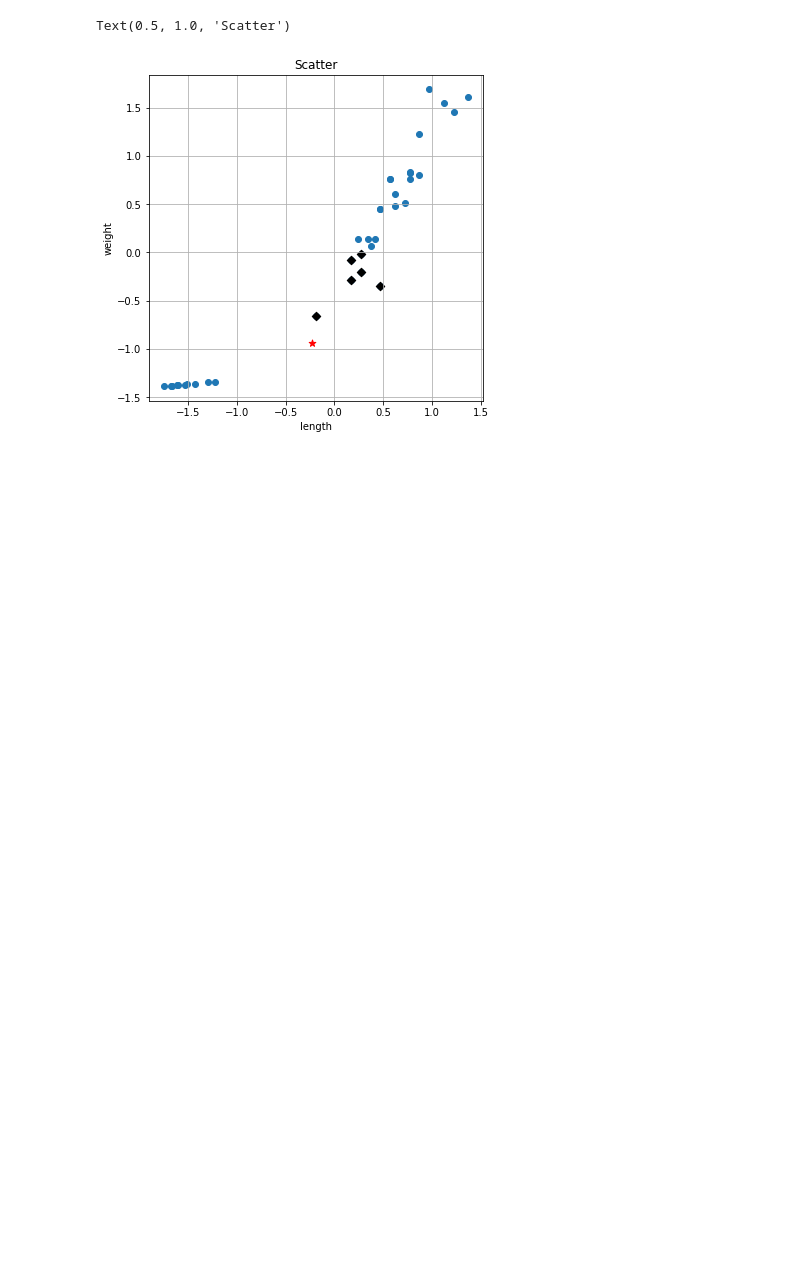
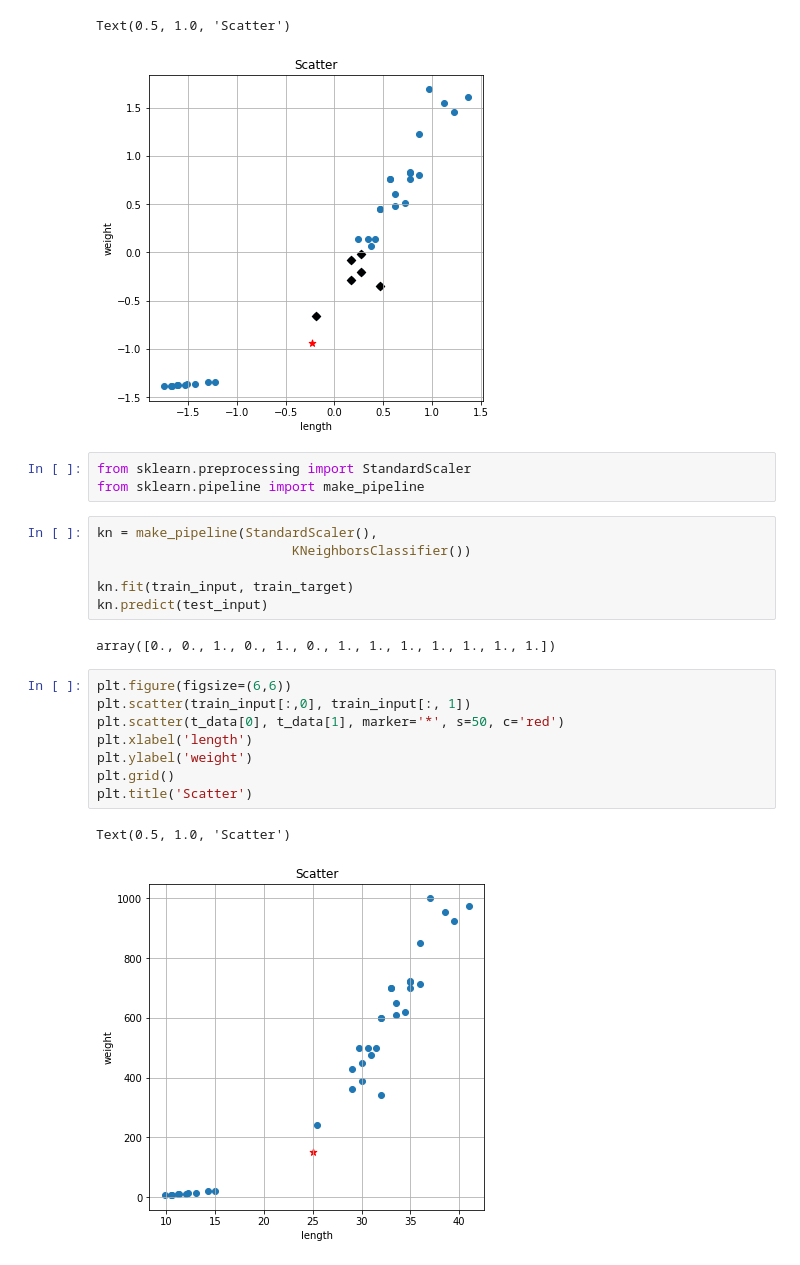
Before and after one commit to fasthill/ML-DL-study-alone, a Jupyter notebook: 2_1_훈련_데이터와_테스트_데이터.ipynb, the cells around one changed output. Cells and saved outputs as stored; diff of their text form; blank space fills up the shorter version.

Commit message:
StandardScaler추가, plt 실행

```diff
--- a/2_1_훈련_데이터와_테스트_데이터.ipynb
+++ b/2_1_훈련_데이터와_테스트_데이터.ipynb
@@ -288,3 +282,25 @@ plt.title('Scatter')
 # %% [output]
 Text(0.5, 1.0, 'Scatter')
 [figure]
+# %%
+from sklearn.preprocessing import StandardScaler
+from sklearn.pipeline import make_pipeline
+# %%
+kn = make_pipeline(StandardScaler(),
+                         KNeighborsClassifier())
+
+kn.fit(train_input, train_target)
+kn.predict(test_input)
+# %% [output]
+array([0., 0., 1., 0., 1., 0., 1., 1., 1., 1., 1., 1., 1.])
+# %%
+plt.figure(figsize=(6,6))
+plt.scatter(train_input[:,0], train_input[:, 1])
+plt.scatter(t_data[0], t_data[1], marker='*', s=50, c='red')
+plt.xlabel('length')
+plt.ylabel('weight')
+plt.grid()
+plt.title('Scatter')
+# %% [output]
+Text(0.5, 1.0, 'Scatter')
+[figure, added]
```
Also changed, not shown: parts of 3 cells of this notebook.
